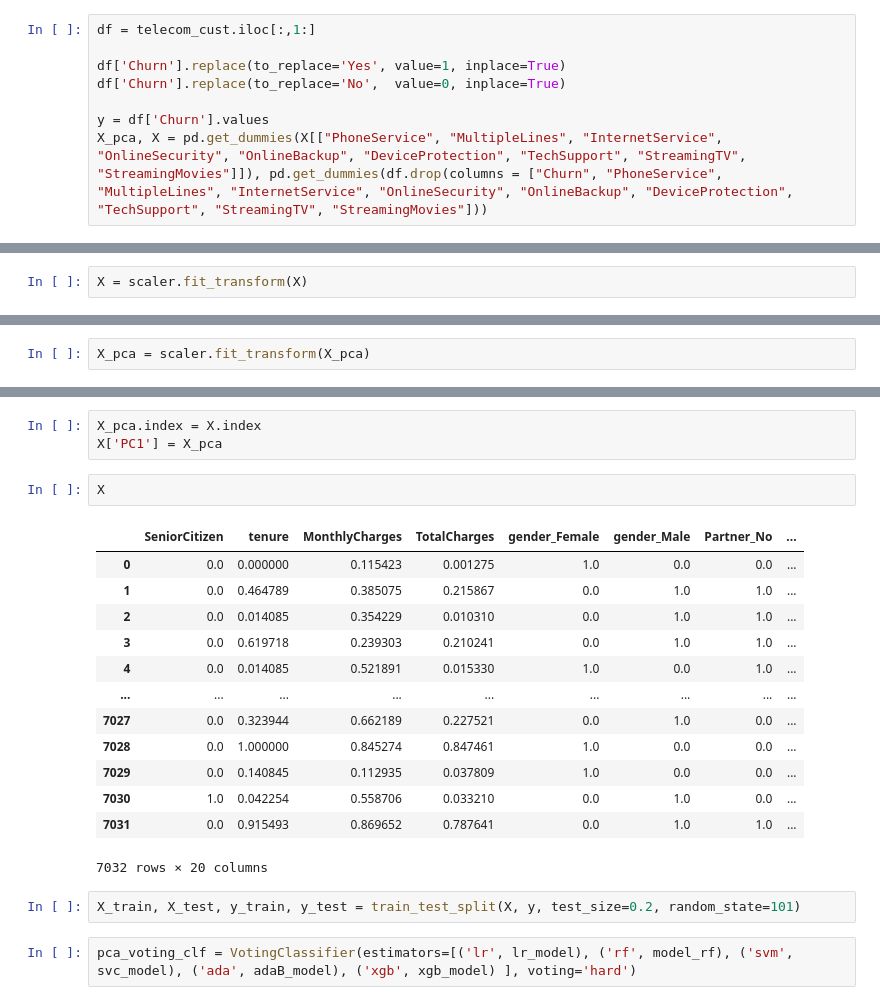
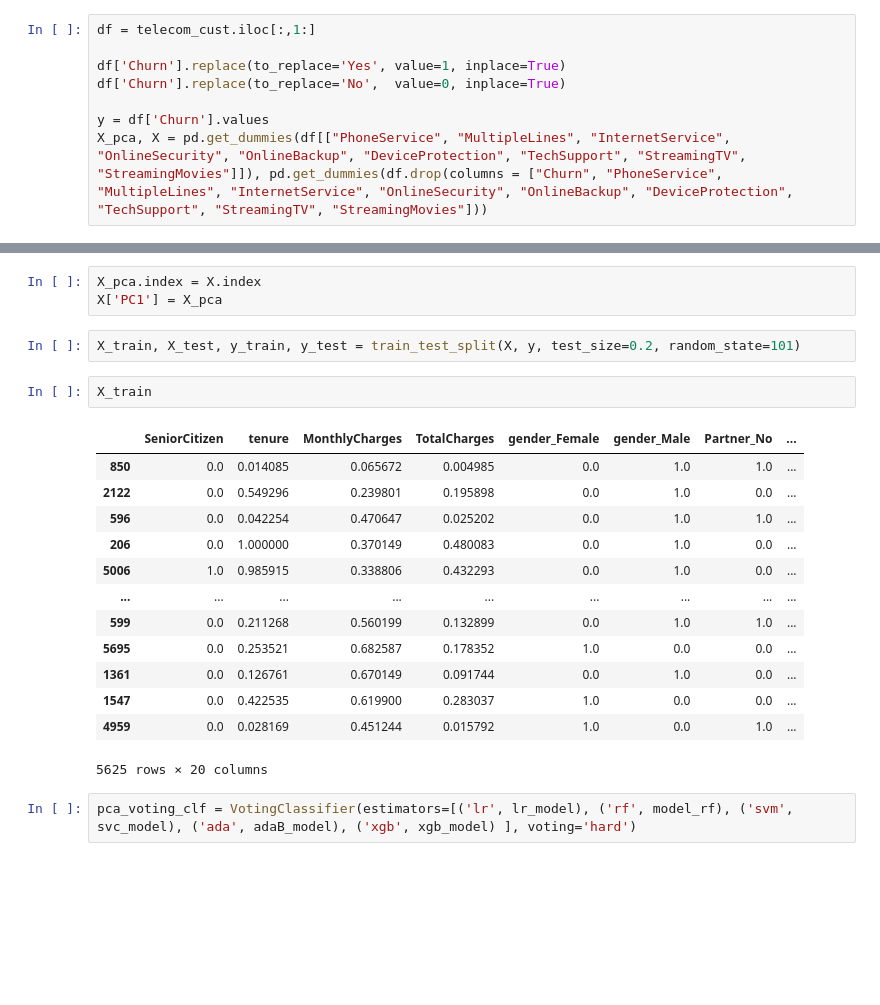
Before and after one commit to armanddd/TELCOM_CHURN, a Jupyter notebook: telcom_churn.ipynb, the cells around one changed output, grey strips where cells are left out. Saved outputs shown, nothing was run; the diff lists cells and outputs as text; blank space fills up the shorter version.

```diff
--- a/telcom_churn.ipynb
+++ b/telcom_churn.ipynb
@@ -684,4 +684,4 @@ df['Churn'].replace(to_replace='Yes', value=1, inplace=True)
 df['Churn'].replace(to_replace='No',  value=0, inplace=True)
 
 y = df['Churn'].values
-X_pca, X = pd.get_dummies(X[["PhoneService", "MultipleLines", "InternetService", "OnlineSecurity", "OnlineBackup", "DeviceProtection", "TechSupport", "StreamingTV", "StreamingMovies"]]), pd.get_dummies(df.drop(columns = ["Churn", "PhoneService", "MultipleLines", "InternetService", "OnlineSecurity", "OnlineBackup", "DeviceProtection", "TechSupport", "StreamingTV", "StreamingMovies"]))
+X_pca, X = pd.get_dummies(df[["PhoneService", "MultipleLines", "InternetService", "OnlineSecurity", "OnlineBackup", "DeviceProtection", "TechSupport", "StreamingTV", "StreamingMovies"]]), pd.get_dummies(df.drop(columns = ["Churn", "PhoneService", "MultipleLines", "InternetService", "OnlineSecurity", "OnlineBackup", "DeviceProtection", "TechSupport", "StreamingTV", "StreamingMovies"]))
@@ -693,3 +729 @@ X = pd.DataFrame(scaler.transform(X))
 X.columns = features
-# %%
-X = scaler.fit_transform(X)
@@ -710,5 +730,3 @@ array([[0.        , 0.        , 0.11542289, ..., 0.        , 1.        ,
-# %%
-X_pca = scaler.fit_transform(X_pca)
 # %%
 pca = PCA(n_components=1)
 pca.fit(X_pca)
@@ -716,24 +734,24 @@ X_pca = pd.DataFrame(pca.transform(X_pca), columns=['PC1'])
 # %%
 X_pca.index = X.index
 X['PC1'] = X_pca
-# %%
-X
-# %% [output]
-|  | SeniorCitizen | tenure | MonthlyCharges | TotalCharges | gender_Female | gender_Male | Partner_No | ... |
-| 0 | 0.0 | 0.000000 | 0.115423 | 0.001275 | 1.0 | 0.0 | 0.0 | ... |
-| 1 | 0.0 | 0.464789 | 0.385075 | 0.215867 | 0.0 | 1.0 | 1.0 | ... |
-| 2 | 0.0 | 0.014085 | 0.354229 | 0.010310 | 0.0 | 1.0 | 1.0 | ... |
-| 3 | 0.0 | 0.619718 | 0.239303 | 0.210241 | 0.0 | 1.0 | 1.0 | ... |
-| 4 | 0.0 | 0.014085 | 0.521891 | 0.015330 | 1.0 | 0.0 | 1.0 | ... |
-| ... | ... | ... | ... | ... | ... | ... | ... | ... |
-| 7027 | 0.0 | 0.323944 | 0.662189 | 0.227521 | 0.0 | 1.0 | 0.0 | ... |
-| 7028 | 0.0 | 1.000000 | 0.845274 | 0.847461 | 1.0 | 0.0 | 0.0 | ... |
-| 7029 | 0.0 | 0.140845 | 0.112935 | 0.037809 | 1.0 | 0.0 | 0.0 | ... |
-| 7030 | 1.0 | 0.042254 | 0.558706 | 0.033210 | 0.0 | 1.0 | 0.0 | ... |
-| 7031 | 0.0 | 0.915493 | 0.869652 | 0.787641 | 0.0 | 1.0 | 1.0 | ... |
-7032 rows × 20 columns
 # %%
 X_train, X_test, y_train, y_test = train_test_split(X, y, test_size=0.2, random_state=101)
+# %%
+X_train
+# %% [output]
+|  | SeniorCitizen | tenure | MonthlyCharges | TotalCharges | gender_Female | gender_Male | Partner_No | ... |
+| 850 | 0.0 | 0.014085 | 0.065672 | 0.004985 | 0.0 | 1.0 | 1.0 | ... |
+| 2122 | 0.0 | 0.549296 | 0.239801 | 0.195898 | 0.0 | 1.0 | 0.0 | ... |
+| 596 | 0.0 | 0.042254 | 0.470647 | 0.025202 | 0.0 | 1.0 | 1.0 | ... |
+| 206 | 0.0 | 1.000000 | 0.370149 | 0.480083 | 0.0 | 1.0 | 0.0 | ... |
+| 5006 | 1.0 | 0.985915 | 0.338806 | 0.432293 | 0.0 | 1.0 | 0.0 | ... |
+| ... | ... | ... | ... | ... | ... | ... | ... | ... |
+| 599 | 0.0 | 0.211268 | 0.560199 | 0.132899 | 0.0 | 1.0 | 1.0 | ... |
+| 5695 | 0.0 | 0.253521 | 0.682587 | 0.178352 | 1.0 | 0.0 | 0.0 | ... |
+| 1361 | 0.0 | 0.126761 | 0.670149 | 0.091744 | 0.0 | 1.0 | 0.0 | ... |
+| 1547 | 0.0 | 0.422535 | 0.619900 | 0.283037 | 1.0 | 0.0 | 0.0 | ... |
+| 4959 | 0.0 | 0.028169 | 0.451244 | 0.015792 | 1.0 | 0.0 | 1.0 | ... |
+5625 rows × 20 columns
 # %%
 pca_voting_clf = VotingClassifier(estimators=[('lr', lr_model), ('rf', model_rf), ('svm', svc_model), ('ada', adaB_model), ('xgb', xgb_model) ], voting='hard')
 # %%
```
Also changed, not shown: parts of 7 cells of this notebook.
